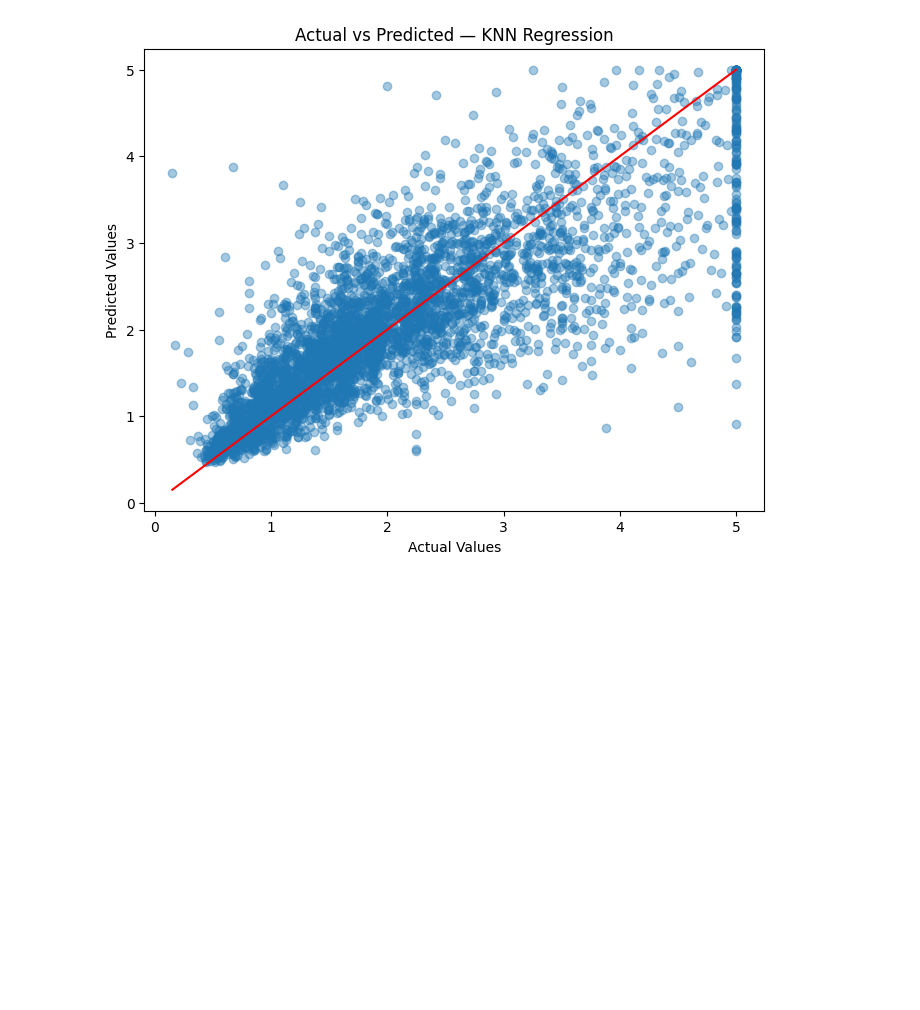
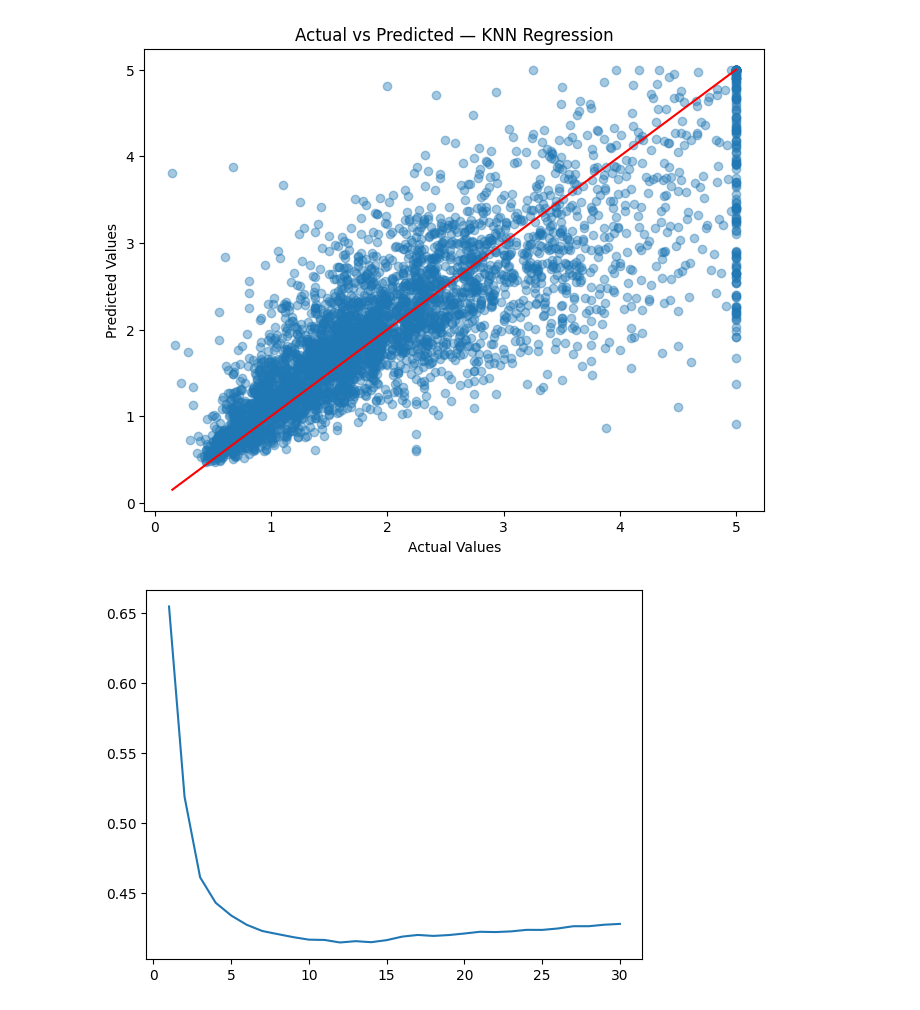
Before and after one commit to s26673/POSI_MON1, a Jupyter notebook: Kopia_Cwiczenia8.ipynb, the cells around one changed output. Saved outputs shown, nothing was run; the diff lists cells and outputs as text; code cells hidden in the pictures; blank space fills up the shorter version.

```diff
--- a/Kopia_Cwiczenia8.ipynb
+++ b/Kopia_Cwiczenia8.ipynb
@@ -445,0 +483,19 @@ plt.show()
+# %%
+from sklearn.neighbors import KNeighborsRegressor
+
+knn = KNeighborsRegressor(n_neighbors=5)
+knn.fit(X_train, y_train)
+y_pred = knn.predict(X_test)
+# %%
+errors = []
+
+for k in range(1, 31):
+    knn = KNeighborsRegressor(n_neighbors=k)
+    knn.fit(X_train, y_train)
+    y_pred_k = knn.predict(X_test)
+    errors.append(mean_squared_error(y_test, y_pred_k))
+# %%
+plt.plot(range(1,31), errors)
+plt.show()
+# %% [output]
+[figure, added]
```
Also changed, not shown: parts of 2 cells of this notebook.
